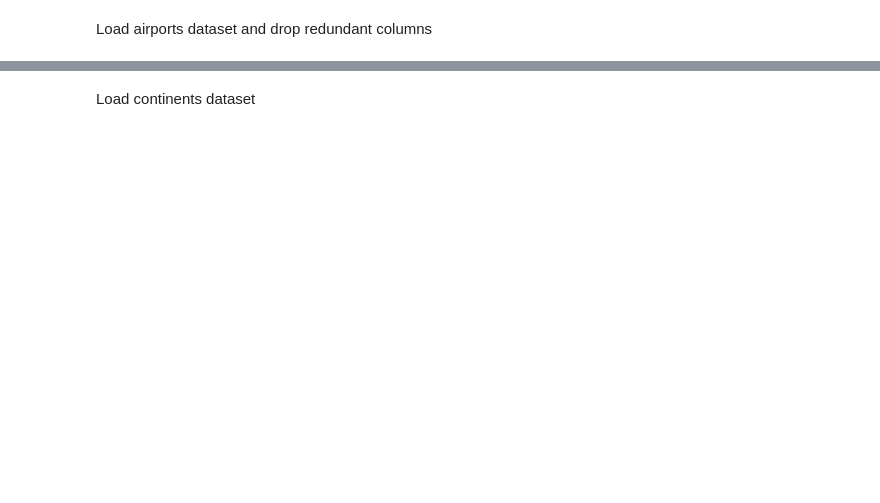
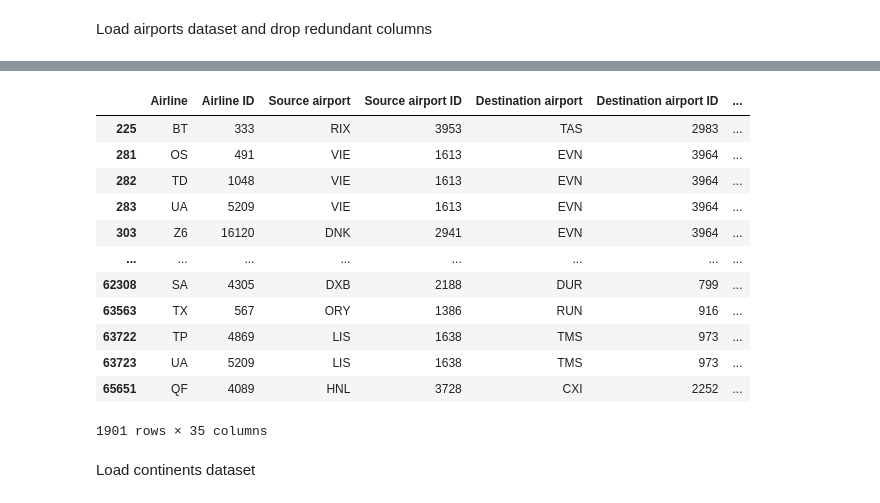
Before and after one commit to chubi-x/world-airports, a Jupyter notebook: Vis (1).ipynb, the cells around one changed output, grey strips where cells are left out. Cells and saved outputs as stored; diff of their text form; code cells hidden in the pictures; blank space fills up the shorter version.

```diff
--- a/Vis (1).ipynb
+++ b/Vis (1).ipynb
@@ -35,0 +17,3 @@ Load routes dataset
+# %%
+routes_df = pd.read_csv("csv/routes.csv")
+routes_df
@@ -36,3 +34,27 @@ Load routes dataset
+# %%
+merged_data = pd.merge(routes_df, airports_df, how='inner', left_on='Source airport', right_on='IATA')
+merged_data = merged_data.rename(columns={'Latitude': 'source_latitude', 'Longitude': 'source_longitude'})
+merged_data = pd.merge(merged_data, airports_df, how='inner', left_on='Destination airport', right_on='IATA')
+merged_data = merged_data.rename(columns={'Latitude': 'destination_latitude', 'Longitude': 'destination_longitude'})
+
+international_routes = merged_data.where(merged_data["Continent_x"] != merged_data["Continent_y"])
+international_routes.dropna(inplace=True)
+international_routes_url = "csv/international_routes.csv"
+international_routes.to_csv(international_routes_url)
+# %% [output]
+|  | Airline | Airline ID | Source airport | Source airport ID | Destination airport | Destination airport ID | ... |
+| 225 | BT | 333 | RIX | 3953 | TAS | 2983 | ... |
+| 281 | OS | 491 | VIE | 1613 | EVN | 3964 | ... |
+| 282 | TD | 1048 | VIE | 1613 | EVN | 3964 | ... |
+| 283 | UA | 5209 | VIE | 1613 | EVN | 3964 | ... |
+| 303 | Z6 | 16120 | DNK | 2941 | EVN | 3964 | ... |
+| ... | ... | ... | ... | ... | ... | ... | ... |
+| 62308 | SA | 4305 | DXB | 2188 | DUR | 799 | ... |
+| 63563 | TX | 567 | ORY | 1386 | RUN | 916 | ... |
+| 63722 | TP | 4869 | LIS | 1638 | TMS | 973 | ... |
+| 63723 | UA | 5209 | LIS | 1638 | TMS | 973 | ... |
+| 65651 | QF | 4089 | HNL | 3728 | CXI | 2252 | ... |
+1901 rows × 35 columns
 # %% [markdown]
 Load continents dataset
 # %%
```
Also changed, not shown: parts of 10 cells of this notebook, 3 other files.
